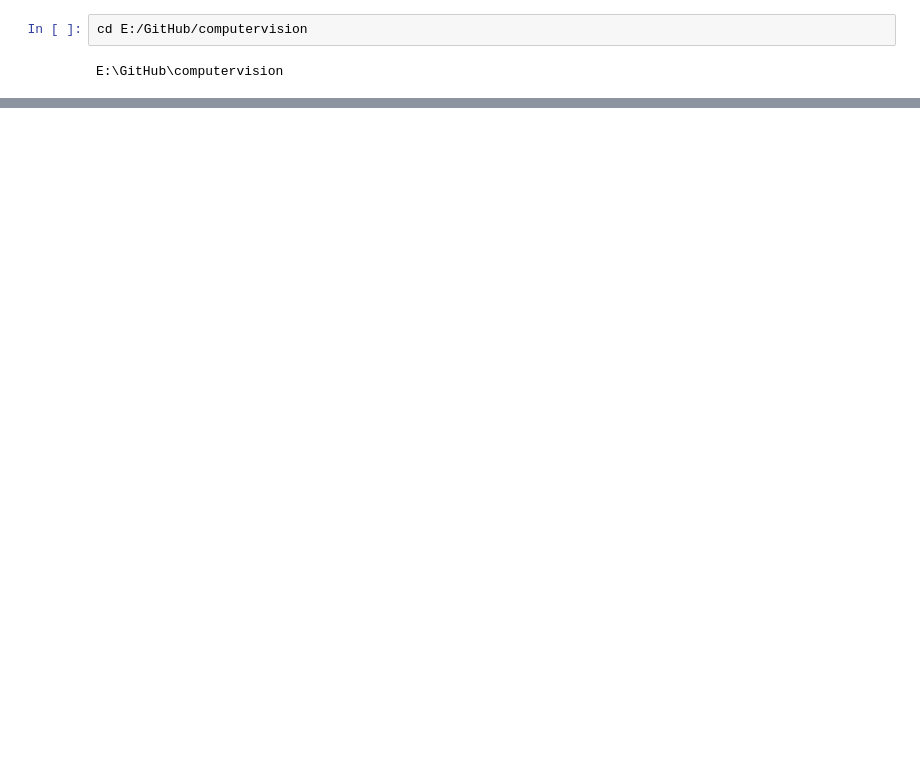
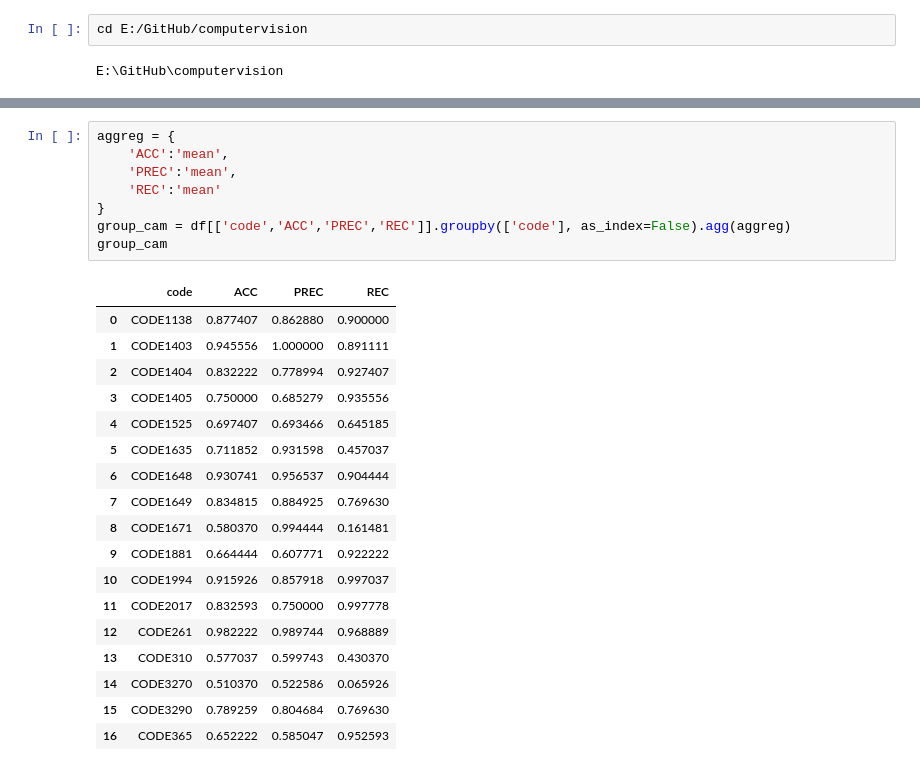
Before and after one commit to afego/computervision, a Jupyter notebook: notebooks/Statistical Analysis.ipynb, the cells around one changed output, grey strips where cells are left out. Drawn from its saved outputs; the diff is of its cells as text; blank space fills up the shorter version.

```diff
--- a/notebooks/Statistical Analysis.ipynb
+++ b/notebooks/Statistical Analysis.ipynb
@@ -107,0 +101,27 @@ df.sort_values(['ACC'])
+# %%
+aggreg = {
+    'ACC':'mean',
+    'PREC':'mean',
+    'REC':'mean'
+}
+group_cam = df[['code','ACC','PREC','REC']].groupby(['code'], as_index=False).agg(aggreg)
+group_cam
+# %% [output]
+|  | code | ACC | PREC | REC |
+| 0 | CODE1138 | 0.877407 | 0.862880 | 0.900000 |
+| 1 | CODE1403 | 0.945556 | 1.000000 | 0.891111 |
+| 2 | CODE1404 | 0.832222 | 0.778994 | 0.927407 |
+| 3 | CODE1405 | 0.750000 | 0.685279 | 0.935556 |
+| 4 | CODE1525 | 0.697407 | 0.693466 | 0.645185 |
+| 5 | CODE1635 | 0.711852 | 0.931598 | 0.457037 |
+| 6 | CODE1648 | 0.930741 | 0.956537 | 0.904444 |
+| 7 | CODE1649 | 0.834815 | 0.884925 | 0.769630 |
+| 8 | CODE1671 | 0.580370 | 0.994444 | 0.161481 |
+| 9 | CODE1881 | 0.664444 | 0.607771 | 0.922222 |
+| 10 | CODE1994 | 0.915926 | 0.857918 | 0.997037 |
+| 11 | CODE2017 | 0.832593 | 0.750000 | 0.997778 |
+| 12 | CODE261 | 0.982222 | 0.989744 | 0.968889 |
+| 13 | CODE310 | 0.577037 | 0.599743 | 0.430370 |
+| 14 | CODE3270 | 0.510370 | 0.522586 | 0.065926 |
+| 15 | CODE3290 | 0.789259 | 0.804684 | 0.769630 |
+| 16 | CODE365 | 0.652222 | 0.585047 | 0.952593 |
```
Also changed, not shown: parts of 35 cells of this notebook.
